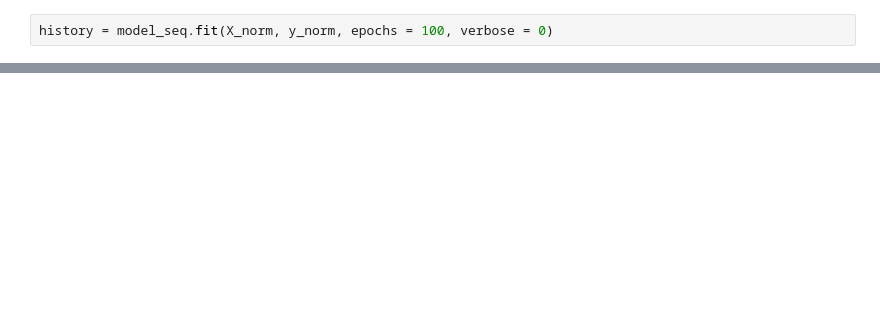
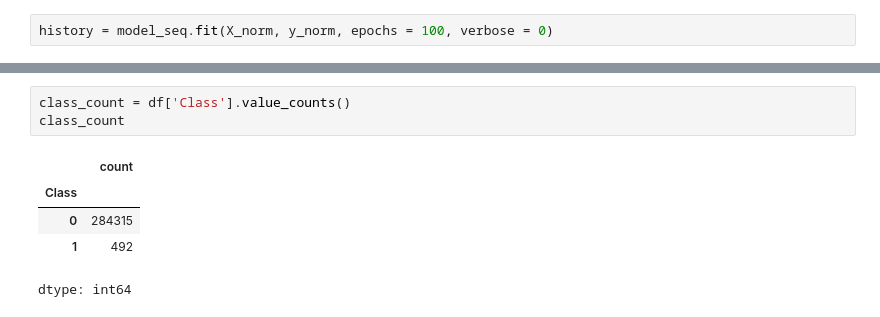
Before and after one commit to MattZG/Portafolio, a Jupyter notebook: Modulo_8.ipynb, the cells around one changed output, grey strips where cells are left out. Drawn from its saved outputs; the diff is of its cells as text; blank space fills up the shorter version.

```diff
--- a/Modulo_8.ipynb
+++ b/Modulo_8.ipynb
@@ -103,0 +196,9 @@ plt.show()
+# %%
+class_count = df['Class'].value_counts()
+class_count
+# %% [output]
+|  | count |
+| Class |  |
+| 0 | 284315 |
+| 1 | 492 |
+dtype: int64
```
Also changed, not shown: parts of 17 cells of this notebook.
